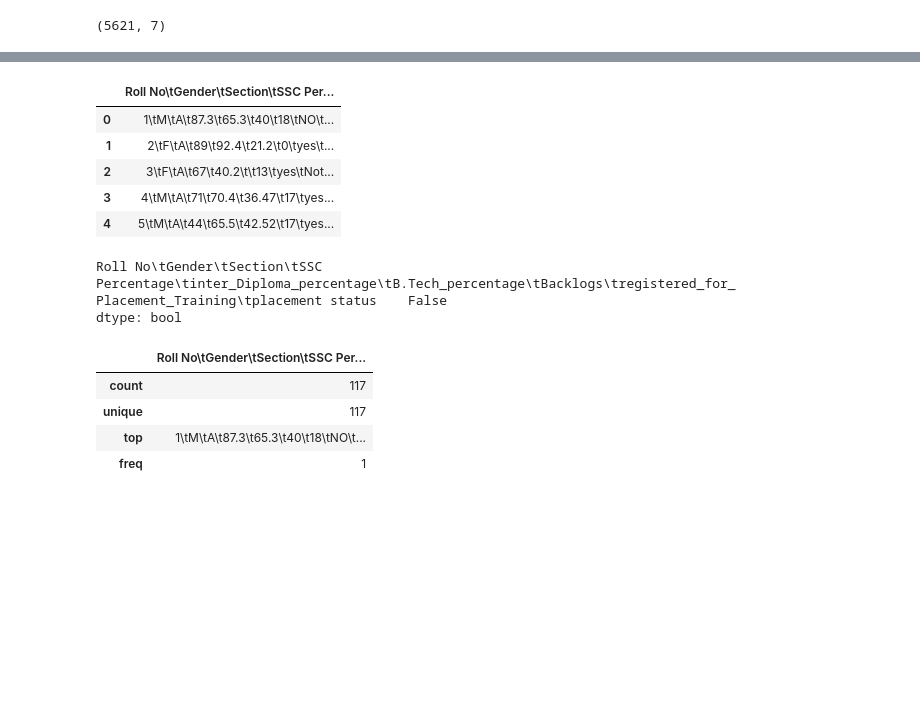
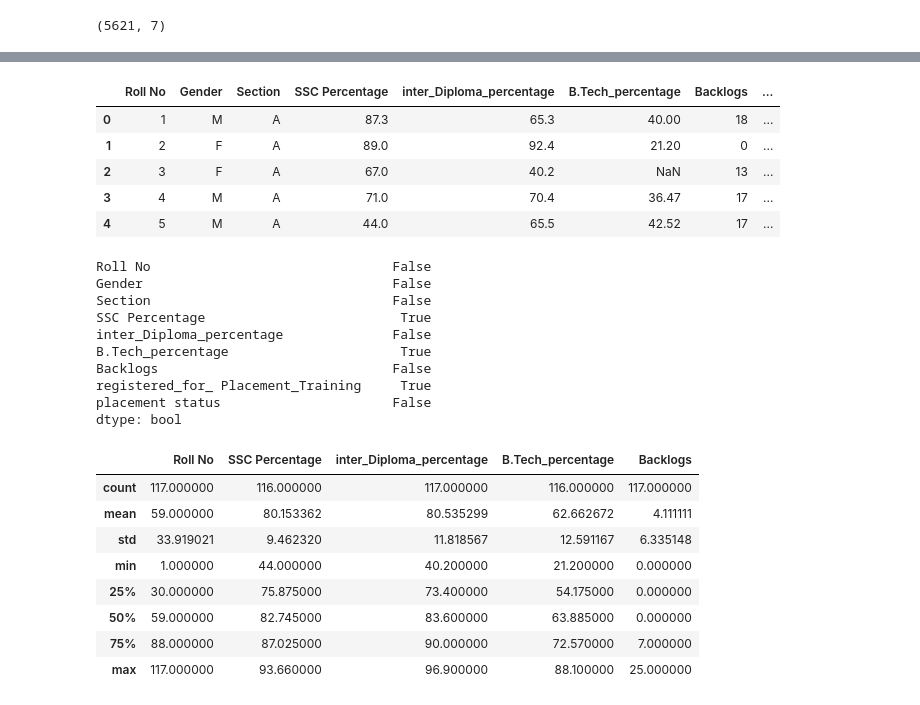
Before and after one commit to vlvsvenkat/DWDM, a Jupyter notebook: Pandas.ipynb, the cells around one changed output, grey strips where cells are left out. Drawn from its saved outputs; the diff is of its cells as text; code cells hidden in the pictures; blank space fills up the shorter version.

```diff
--- a/Pandas.ipynb
+++ b/Pandas.ipynb
@@ -103,23 +117,35 @@ df.describe()
 # %%
-df=pd.read_csv("/content/drive/MyDrive/students_placement_data.csv")
+df=pd.read_excel("/content/drive/MyDrive/students_placement_data.xlsx")
 df.head()
 # %% [output]
-|  | Roll No\tGender\tSection\tSSC Per... |
-| 0 | 1\tM\tA\t87.3\t65.3\t40\t18\tNO\t... |
-| 1 | 2\tF\tA\t89\t92.4\t21.2\t0\tyes\t... |
-| 2 | 3\tF\tA\t67\t40.2\t\t13\tyes\tNot... |
-| 3 | 4\tM\tA\t71\t70.4\t36.47\t17\tyes... |
-| 4 | 5\tM\tA\t44\t65.5\t42.52\t17\tyes... |
+|  | Roll No | Gender | Section | SSC Percentage | inter_Diploma_percentage | B.Tech_percentage | Backlogs | ... |
+| 0 | 1 | M | A | 87.3 | 65.3 | 40.00 | 18 | ... |
+| 1 | 2 | F | A | 89.0 | 92.4 | 21.20 | 0 | ... |
+| 2 | 3 | F | A | 67.0 | 40.2 | NaN | 13 | ... |
+| 3 | 4 | M | A | 71.0 | 70.4 | 36.47 | 17 | ... |
+| 4 | 5 | M | A | 44.0 | 65.5 | 42.52 | 17 | ... |
 # %%
 df.isna().any()
 # %% [output]
-Roll No\tGender\tSection\tSSC Percentage\tinter_Diploma_percentage\tB.Tech_percentage\tBacklogs\tregistered_for_ Placement_Training\tplacement status    False
+Roll No                               False
+Gender                                False
+Section                               False
+SSC Percentage                         True
+inter_Diploma_percentage              False
+B.Tech_percentage                      True
+Backlogs                              False
+registered_for_ Placement_Training     True
+placement status                      False
 dtype: bool
 # %%
 df.describe()
 # %% [output]
-|  | Roll No\tGender\tSection\tSSC Per... |
-| count | 117 |
-| unique | 117 |
-| top | 1\tM\tA\t87.3\t65.3\t40\t18\tNO\t... |
-| freq | 1 |
+|  | Roll No | SSC Percentage | inter_Diploma_percentage | B.Tech_percentage | Backlogs |
+| count | 117.000000 | 116.000000 | 117.000000 | 116.000000 | 117.000000 |
+| mean | 59.000000 | 80.153362 | 80.535299 | 62.662672 | 4.111111 |
+| std | 33.919021 | 9.462320 | 11.818567 | 12.591167 | 6.335148 |
+| min | 1.000000 | 44.000000 | 40.200000 | 21.200000 | 0.000000 |
+| 25% | 30.000000 | 75.875000 | 73.400000 | 54.175000 | 0.000000 |
+| 50% | 59.000000 | 82.745000 | 83.600000 | 63.885000 | 0.000000 |
+| 75% | 88.000000 | 87.025000 | 90.000000 | 72.570000 | 7.000000 |
+| max | 117.000000 | 93.660000 | 96.900000 | 88.100000 | 25.000000 |
```
Also changed, not shown: parts of 21 cells of this notebook.
